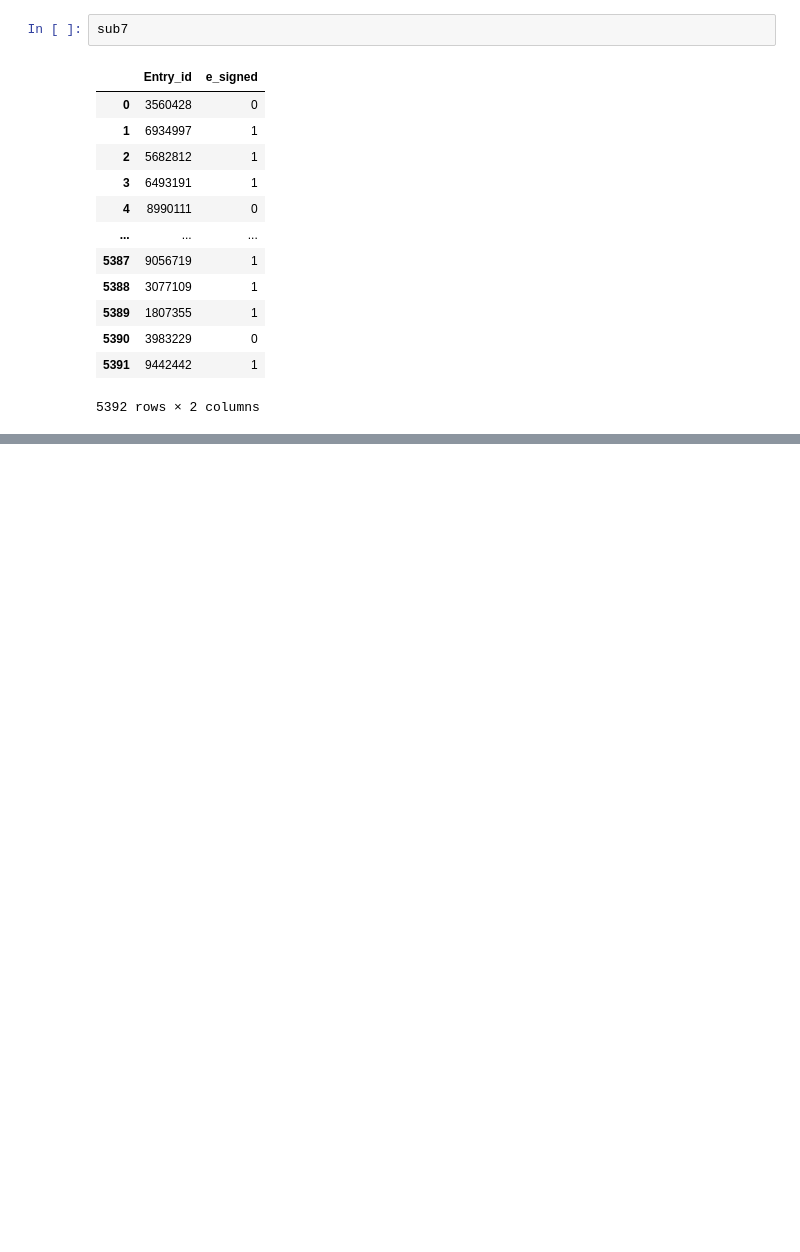
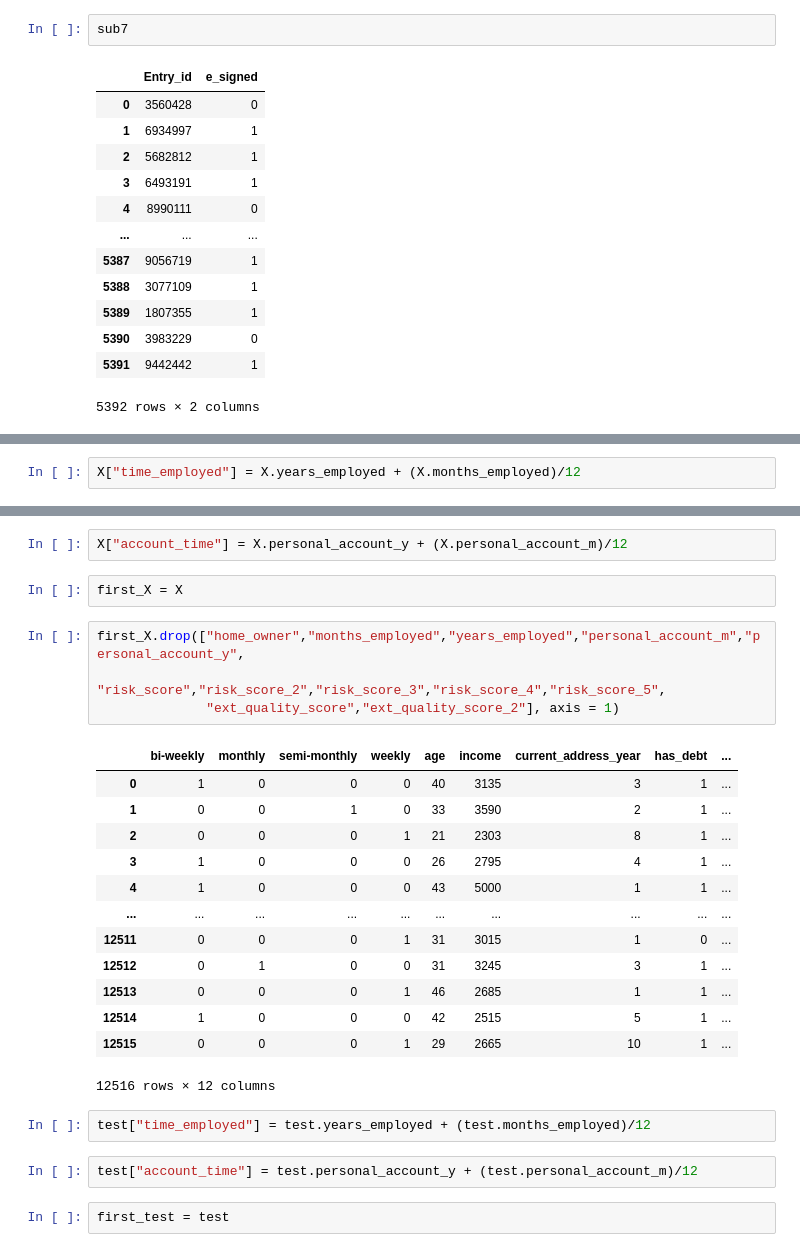
Before and after one commit to Apprentice-doa/DataFestAfrica-Hackathon--E-Process-Applicaton-Classification, a Jupyter notebook: Base_Line_model4.ipynb, the cells around one changed output, grey strips where cells are left out. Saved outputs shown, nothing was run; the diff lists cells and outputs as text; blank space fills up the shorter version.

```diff
--- a/Base_Line_model4.ipynb
+++ b/Base_Line_model4.ipynb
@@ -203,0 +231,2 @@ NameError: name 'Sub3' is not defined
+# %%
+X["time_employed"] = X.years_employed + (X.months_employed)/12
@@ -203,0 +248,28 @@ NameError: name 'Sub3' is not defined
+# %%
+X["account_time"] = X.personal_account_y + (X.personal_account_m)/12
+# %%
+first_X = X
+# %%
+first_X.drop(["home_owner","months_employed","years_employed","personal_account_m","personal_account_y",
+              "risk_score","risk_score_2","risk_score_3","risk_score_4","risk_score_5",
+              "ext_quality_score","ext_quality_score_2"], axis = 1)
+# %% [output]
+|  | bi-weekly | monthly | semi-monthly | weekly | age | income | current_address_year | has_debt | ... |
+| 0 | 1 | 0 | 0 | 0 | 40 | 3135 | 3 | 1 | ... |
+| 1 | 0 | 0 | 1 | 0 | 33 | 3590 | 2 | 1 | ... |
+| 2 | 0 | 0 | 0 | 1 | 21 | 2303 | 8 | 1 | ... |
+| 3 | 1 | 0 | 0 | 0 | 26 | 2795 | 4 | 1 | ... |
+| 4 | 1 | 0 | 0 | 0 | 43 | 5000 | 1 | 1 | ... |
+| ... | ... | ... | ... | ... | ... | ... | ... | ... | ... |
+| 12511 | 0 | 0 | 0 | 1 | 31 | 3015 | 1 | 0 | ... |
+| 12512 | 0 | 1 | 0 | 0 | 31 | 3245 | 3 | 1 | ... |
+| 12513 | 0 | 0 | 0 | 1 | 46 | 2685 | 1 | 1 | ... |
+| 12514 | 1 | 0 | 0 | 0 | 42 | 2515 | 5 | 1 | ... |
+| 12515 | 0 | 0 | 0 | 1 | 29 | 2665 | 10 | 1 | ... |
+12516 rows × 12 columns
+# %%
+test["time_employed"] = test.years_employed + (test.months_employed)/12
+# %%
+test["account_time"] = test.personal_account_y + (test.personal_account_m)/12
+# %%
+first_test = test
```
Also changed, not shown: parts of 13 cells of this notebook, 8 other files.
